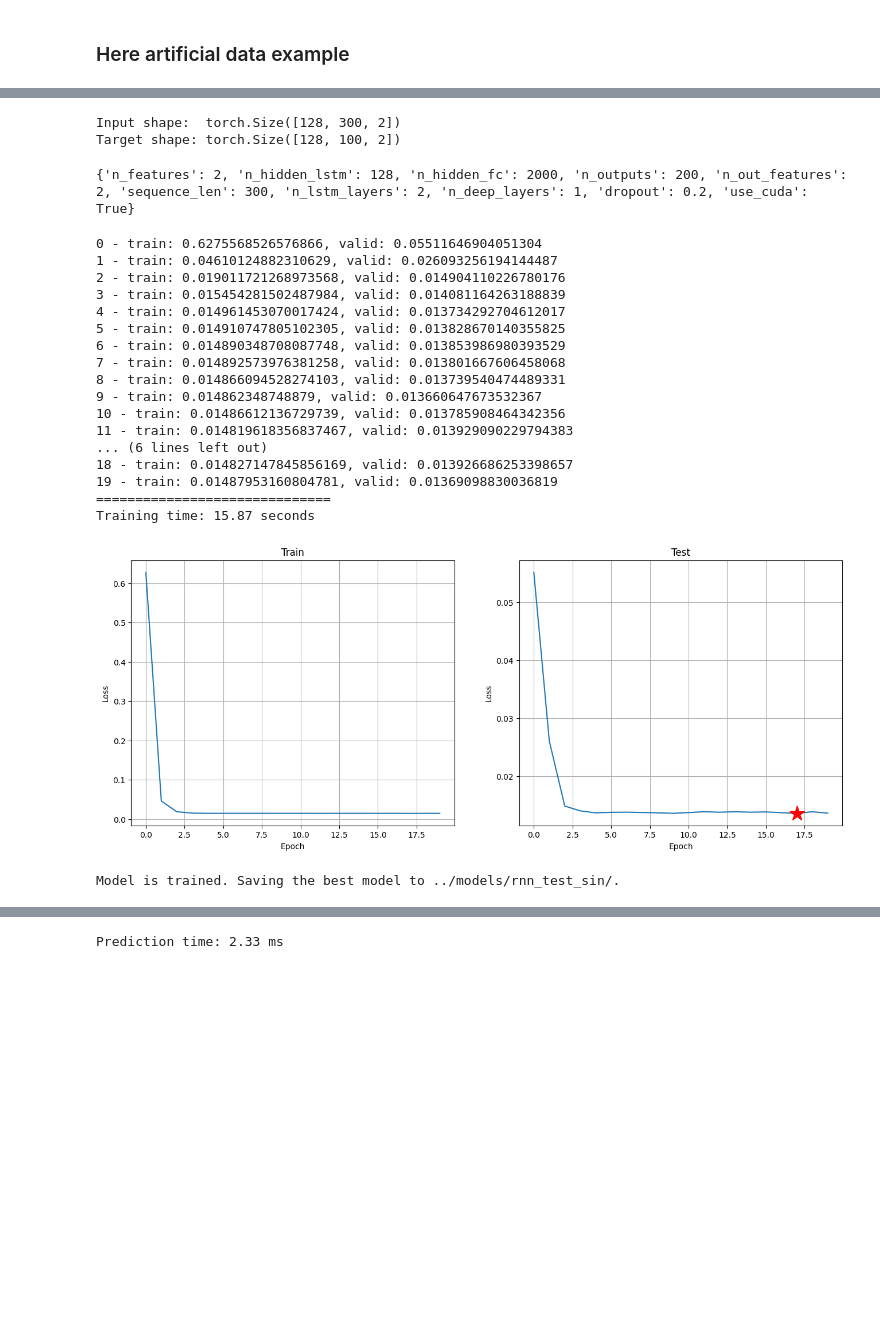
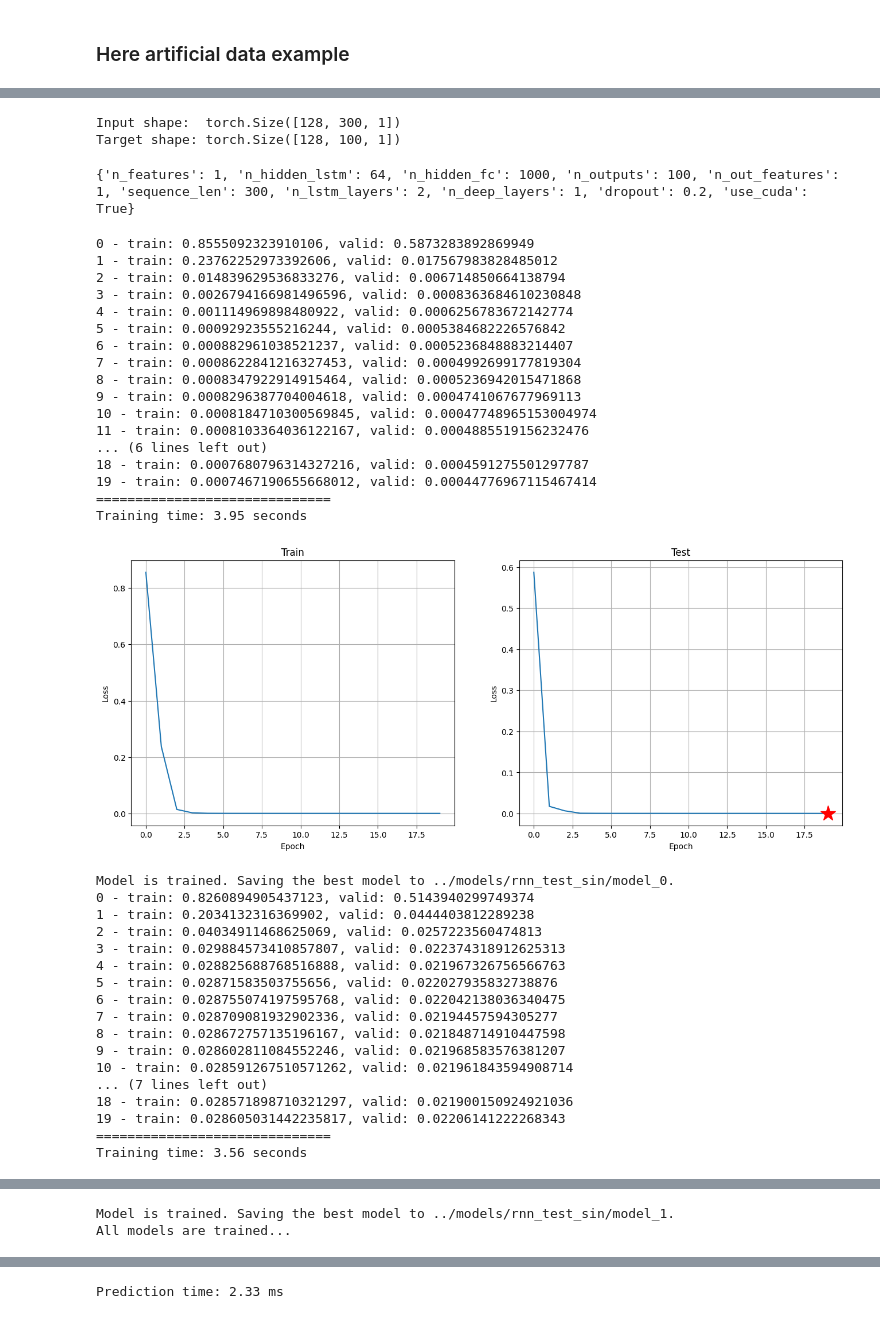
Before and after one commit to maxbalrog/laser-jitter, a Jupyter notebook: notebooks/production.ipynb, the cells around one changed output, grey strips where cells are left out. Cells and saved outputs as stored; diff of their text form; code cells hidden in the pictures; blank space fills up the shorter version.

Commit message:
update notebook to include several model capabilities

```diff
--- a/notebooks/production.ipynb
+++ b/notebooks/production.ipynb
@@ -103,46 +103,65 @@ dataset_params = {
 }
 
 
-series_class, trainloader, testloader = get_datasets(ts_data, series_params,
-                                                     dataset_params)
+# series_class, trainloader, testloader = get_datasets(ts_data, series_params,
+#                                                      dataset_params)
+datasets = get_datasets(ts_data, series_params, dataset_params)
 
-for x,y in trainloader:
+for x,y in datasets[0]['trainloader']:
     print(f'Input shape:  {x.shape}')
     print(f'Target shape: {y.shape}')
     break
 # %% [output]
-Input shape:  torch.Size([128, 300, 2])
-Target shape: torch.Size([128, 100, 2])
+Input shape:  torch.Size([128, 300, 1])
+Target shape: torch.Size([128, 100, 1])
 # %%
 # create model
 save_folder = "../models/rnn_test_sin/"
-model_params = get_default_model_params(n_features=n_features, n_lookback=n_lookback,
+model_params = get_default_model_params(n_features=1, n_lookback=n_lookback,
                                         n_forecast=n_forecast)
 print(model_params)
-model = get_model(model_params, save_folder)
+# model = get_model(model_params, save_folder)
+models = get_models(model_params, save_folder, separate_channels=True,
+                    n_channels=2)
 # %% [output]
-{'n_features': 2, 'n_hidden_lstm': 128, 'n_hidden_fc': 2000, 'n_outputs': 200, 'n_out_features': 2, 'sequence_len': 300, 'n_lstm_layers': 2, 'n_deep_layers': 1, 'dropout': 0.2, 'use_cuda': True}
+{'n_features': 1, 'n_hidden_lstm': 64, 'n_hidden_fc': 1000, 'n_outputs': 100, 'n_out_features': 1, 'sequence_len': 300, 'n_lstm_layers': 2, 'n_deep_layers': 1, 'dropout': 0.2, 'use_cuda': True}
 # %%
 # train model
-train_model(model, trainloader, testloader, save_folder, n_epochs=20,
-            verbose=True)
+train_models(models, datasets, save_folder, n_epochs=20,
+             verbose=True)
 # %% [output]
-0 - train: 0.6275568526576866, valid: 0.05511646904051304
-1 - train: 0.04610124882310629, valid: 0.026093256194144487
-2 - train: 0.019011721268973568, valid: 0.014904110226780176
-3 - train: 0.015454281502487984, valid: 0.014081164263188839
-4 - train: 0.014961453070017424, valid: 0.013734292704612017
-5 - train: 0.014910747805102305, valid: 0.013828670140355825
-6 - train: 0.014890348708087748, valid: 0.013853986980393529
-7 - train: 0.014892573976381258, valid: 0.013801667606458068
-8 - train: 0.014866094528274103, valid: 0.013739540474489331
-9 - train: 0.014862348748879, valid: 0.013660647673532367
-10 - train: 0.01486612136729739, valid: 0.013785908464342356
-11 - train: 0.014819618356837467, valid: 0.013929090229794383
+0 - train: 0.8555092323910106, valid: 0.5873283892869949
+1 - train: 0.23762252973392606, valid: 0.017567983828485012
+2 - train: 0.014839629536833276, valid: 0.006714850664138794
+3 - train: 0.0026794166981496596, valid: 0.0008363684610230848
+4 - train: 0.001114969898480922, valid: 0.0006256783672142774
+5 - train: 0.00092923555216244, valid: 0.0005384682226576842
+6 - train: 0.000882961038521237, valid: 0.0005236848883214407
+7 - train: 0.0008622841216327453, valid: 0.0004992699177819304
+8 - train: 0.0008347922914915464, valid: 0.0005236942015471868
+9 - train: 0.0008296387704004618, valid: 0.0004741067677969113
+10 - train: 0.0008184710300569845, valid: 0.00047748965153004974
+11 - train: 0.0008103364036122167, valid: 0.0004885519156232476
 ... (6 lines left out)
-18 - train: 0.014827147845856169, valid: 0.013926686253398657
-19 - train: 0.01487953160804781, valid: 0.01369098830036819
+18 - train: 0.0007680796314327216, valid: 0.0004591275501297787
+19 - train: 0.0007467190655668012, valid: 0.00044776967115467414
 ==============================
-Training time: 15.87 seconds
+Training time: 3.95 seconds
-[figure, old version]
+[figure, new version]
-Model is trained. Saving the best model to ../models/rnn_test_sin/.
+Model is trained. Saving the best model to ../models/rnn_test_sin/model_0.
+0 - train: 0.8260894905437123, valid: 0.5143940299749374
+1 - train: 0.2034132316369902, valid: 0.0444403812289238
+2 - train: 0.04034911468625069, valid: 0.0257223560474813
+3 - train: 0.029884573410857807, valid: 0.022374318912625313
+4 - train: 0.028825688768516888, valid: 0.021967326756566763
+5 - train: 0.02871583503755656, valid: 0.022027935832738876
+6 - train: 0.028755074197595768, valid: 0.022042138036340475
+7 - train: 0.028709081932902336, valid: 0.02194457594305277
+8 - train: 0.028672757135196167, valid: 0.021848714910447598
+9 - train: 0.028602811084552246, valid: 0.021968583576381207
+10 - train: 0.028591267510571262, valid: 0.021961843594908714
+... (7 lines left out)
+18 - train: 0.028571898710321297, valid: 0.021900150924921036
+19 - train: 0.028605031442235817, valid: 0.02206141222268343
+==============================
+Training time: 3.56 seconds
@@ -149,3 +169,5 @@ Model is trained. Saving the best model to ../models/rnn_test_sin/.
+Model is trained. Saving the best model to ../models/rnn_test_sin/model_1.
+All models are trained...
 # %%
 def plot_prediction(ts_past, ts_future, ts_predict, N=5):
     n_forecast = ts_predict.shape[0]
```
Also changed, not shown: parts of 8 cells of this notebook.
